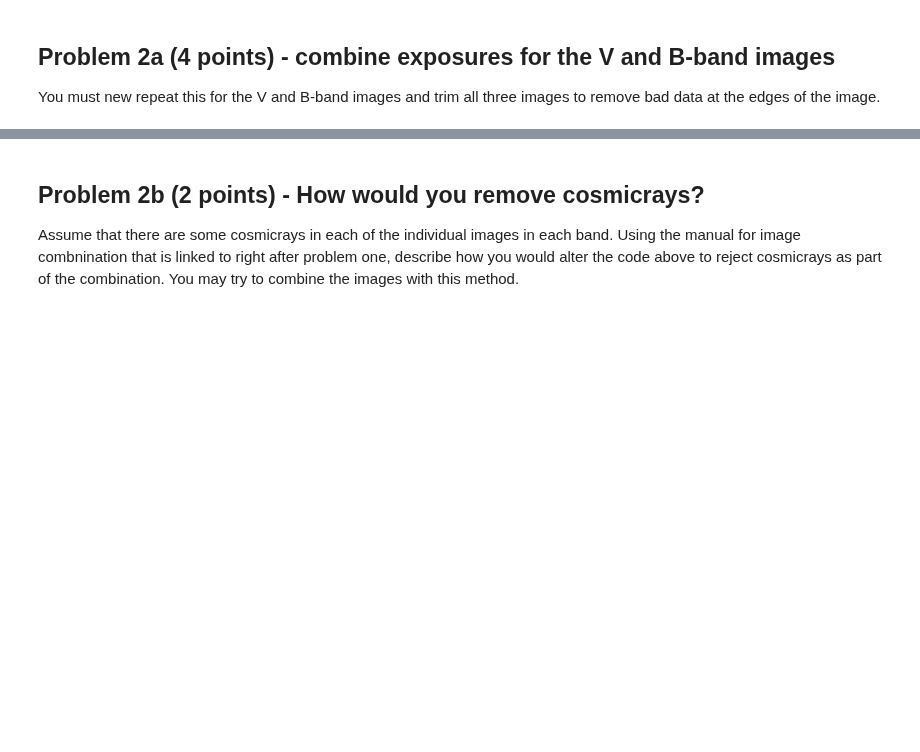
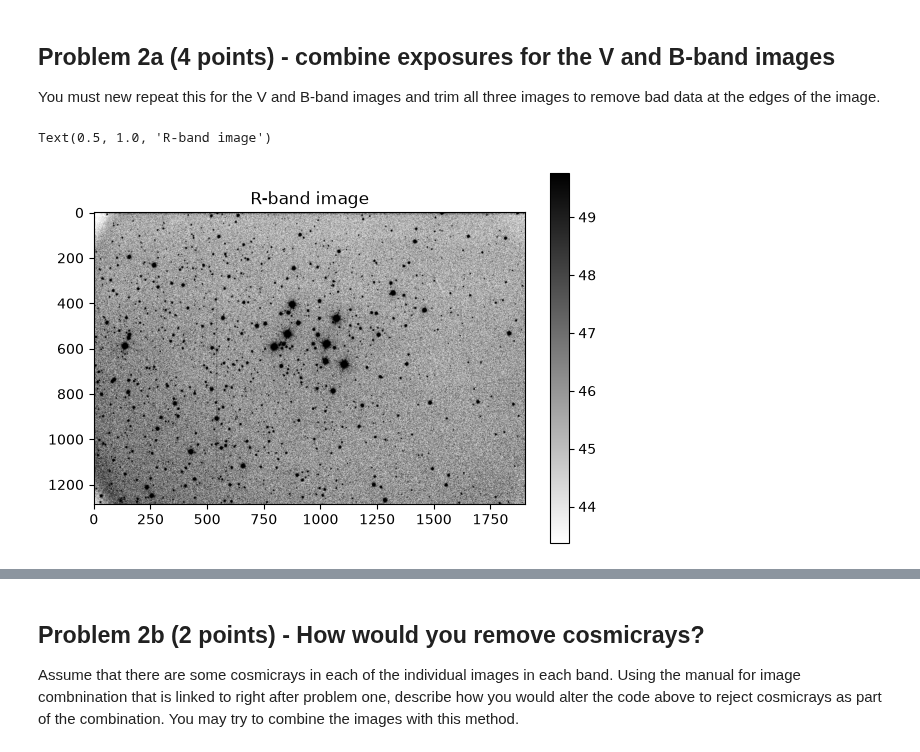
Before and after one commit to eow2004/ImgCombinationandPhotometry, a Jupyter notebook: cluster_photometry_student.ipynb, the cells around one changed output, grey strips where cells are left out. Cells and saved outputs as stored; diff of their text form; code cells hidden in the pictures; blank space fills up the shorter version.

```diff
--- a/cluster_photometry_student.ipynb
+++ b/cluster_photometry_student.ipynb
@@ -209,0 +245,9 @@ You must new repeat this for the V and B-band images and trim all three images t
+# %%
+data = fits.open('M29R.fits')
+image = data[0].data
+plt.figure()
+imdisplay(image[25:-25,25:-25])
+plt.title('R-band image')
+# %% [output]
+Text(0.5, 1.0, 'R-band image')
+[figure, added]
```
Also changed, not shown: parts of 19 cells of this notebook.
